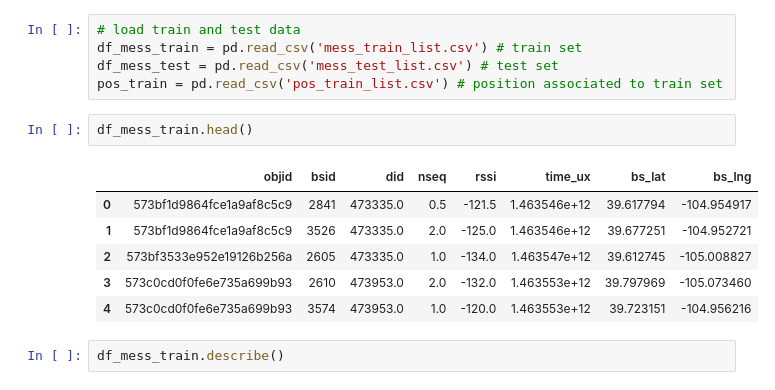
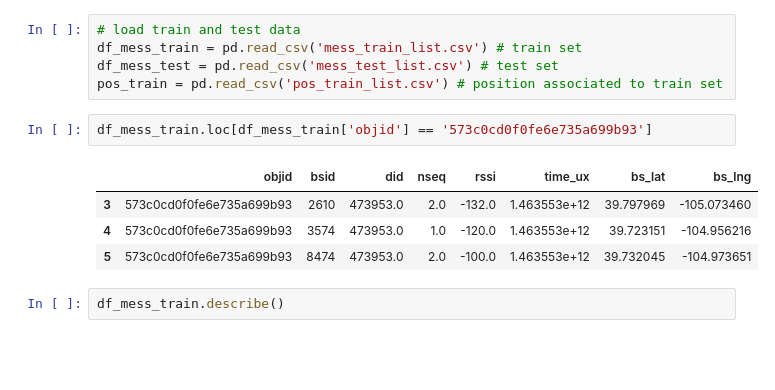
Before and after one commit to arastel/GeolocIOT, a Jupyter notebook: TP_Geoloc_Msp_Telecom_0-Perso.ipynb, the cells around one changed output. Drawn from its saved outputs; the diff is of its cells as text; blank space fills up the shorter version.

```diff
--- a/TP_Geoloc_Msp_Telecom_0-Perso.ipynb
+++ b/TP_Geoloc_Msp_Telecom_0-Perso.ipynb
@@ -11,15 +11,13 @@ from sklearn.linear_model import LinearRegression
 df_mess_train = pd.read_csv('mess_train_list.csv') # train set
 df_mess_test = pd.read_csv('mess_test_list.csv') # test set
 pos_train = pd.read_csv('pos_train_list.csv') # position associated to train set
-# %%
-df_mess_train.head()
-# %% [output]
-|  | objid | bsid | did | nseq | rssi | time_ux | bs_lat | bs_lng |
-| 0 | 573bf1d9864fce1a9af8c5c9 | 2841 | 473335.0 | 0.5 | -121.5 | 1.463546e+12 | 39.617794 | -104.954917 |
-| 1 | 573bf1d9864fce1a9af8c5c9 | 3526 | 473335.0 | 2.0 | -125.0 | 1.463546e+12 | 39.677251 | -104.952721 |
-| 2 | 573bf3533e952e19126b256a | 2605 | 473335.0 | 1.0 | -134.0 | 1.463547e+12 | 39.612745 | -105.008827 |
-| 3 | 573c0cd0f0fe6e735a699b93 | 2610 | 473953.0 | 2.0 | -132.0 | 1.463553e+12 | 39.797969 | -105.073460 |
-| 4 | 573c0cd0f0fe6e735a699b93 | 3574 | 473953.0 | 1.0 | -120.0 | 1.463553e+12 | 39.723151 | -104.956216 |
+# %%
+df_mess_train.loc[df_mess_train['objid'] == '573c0cd0f0fe6e735a699b93']
+# %% [output]
+|  | objid | bsid | did | nseq | rssi | time_ux | bs_lat | bs_lng |
+| 3 | 573c0cd0f0fe6e735a699b93 | 2610 | 473953.0 | 2.0 | -132.0 | 1.463553e+12 | 39.797969 | -105.073460 |
+| 4 | 573c0cd0f0fe6e735a699b93 | 3574 | 473953.0 | 1.0 | -120.0 | 1.463553e+12 | 39.723151 | -104.956216 |
+| 5 | 573c0cd0f0fe6e735a699b93 | 8474 | 473953.0 | 2.0 | -100.0 | 1.463553e+12 | 39.732045 | -104.973651 |
 # %%
 df_mess_train.describe()
 # %% [output]
```
Also changed, not shown: 1 other file.
